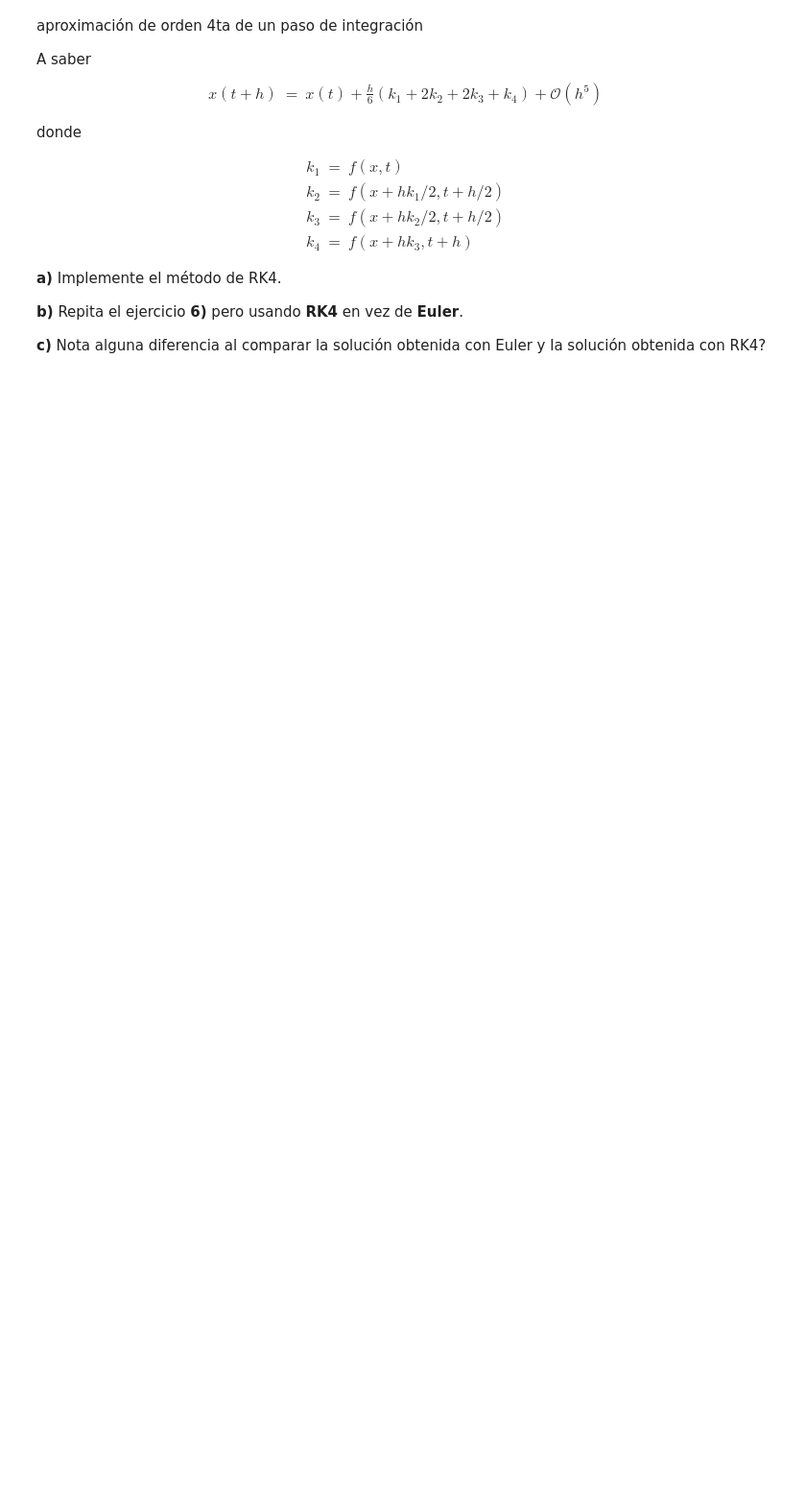
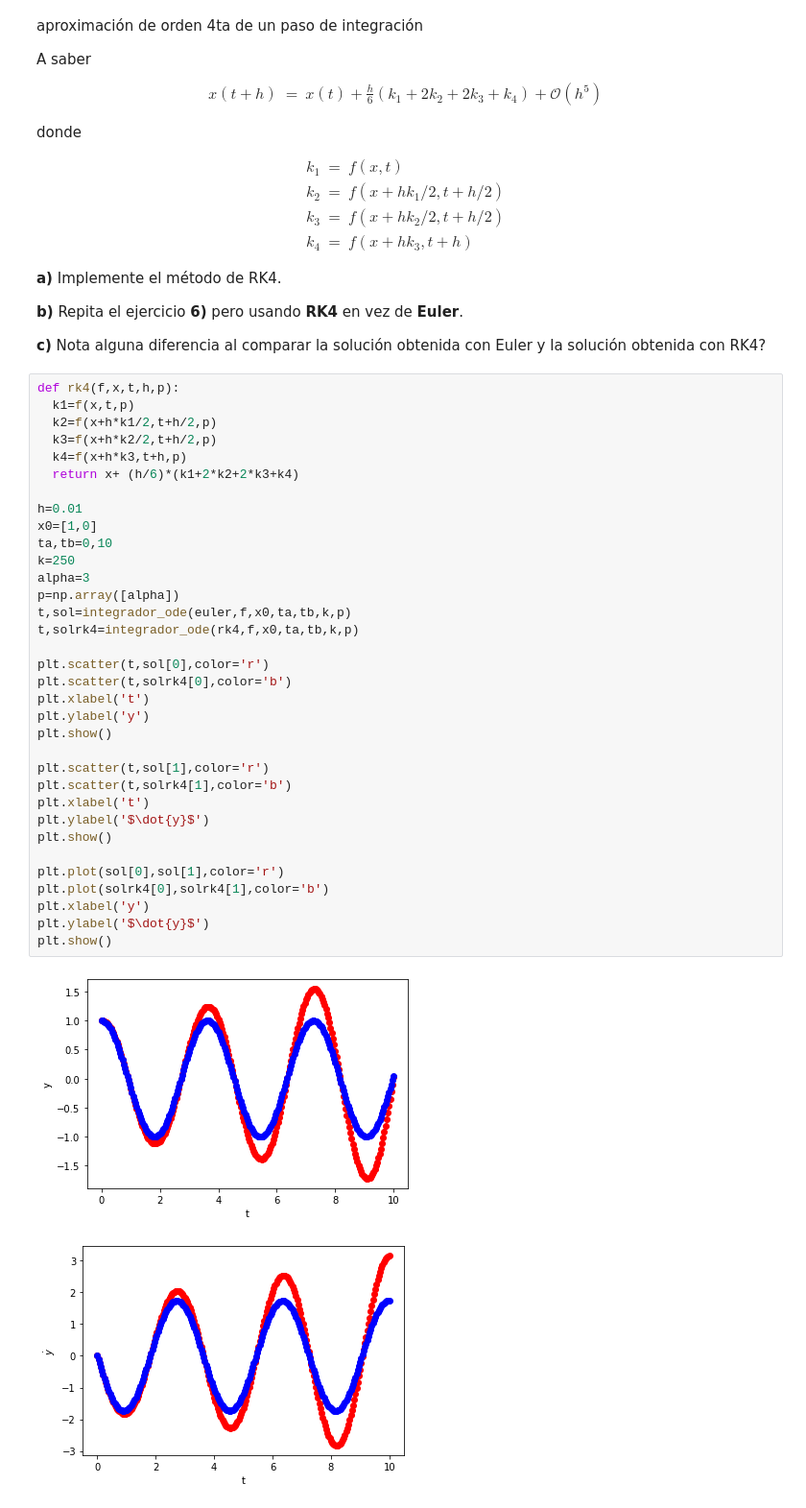
Before and after one commit to FranciscoMichati/Redes-neuronales, a Jupyter notebook: Redes_neuronales_2022_practico_4.ipynb, the cells around one changed output. Shown: that part at 96% size. Cells and saved outputs as stored; diff of their text form; blank space fills up the shorter version.

```diff
--- a/Redes_neuronales_2022_practico_4.ipynb
+++ b/Redes_neuronales_2022_practico_4.ipynb
@@ -420,3 +533,40 @@ k_4 &=& f(x+hk_3,t+h)
 **b)** Repita el ejercicio **6)** pero usando **RK4** en vez de **Euler**.
 
 **c)** Nota alguna diferencia al comparar la solución obtenida con Euler y la solución obtenida con RK4?
+# %%
+def rk4(f,x,t,h,p):
+  k1=f(x,t,p)
+  k2=f(x+h*k1/2,t+h/2,p)
+  k3=f(x+h*k2/2,t+h/2,p)
+  k4=f(x+h*k3,t+h,p)
+  return x+ (h/6)*(k1+2*k2+2*k3+k4)
+
+h=0.01
+x0=[1,0]
+ta,tb=0,10
+k=250
+alpha=3
+p=np.array([alpha])
+t,sol=integrador_ode(euler,f,x0,ta,tb,k,p)
+t,solrk4=integrador_ode(rk4,f,x0,ta,tb,k,p)
+
+plt.scatter(t,sol[0],color='r')
+plt.scatter(t,solrk4[0],color='b')
+plt.xlabel('t')
+plt.ylabel('y')
+plt.show()
+
+plt.scatter(t,sol[1],color='r')
+plt.scatter(t,solrk4[1],color='b')
+plt.xlabel('t')
+plt.ylabel('$\dot{y}$')
+plt.show()
+
+plt.plot(sol[0],sol[1],color='r')
+plt.plot(solrk4[0],solrk4[1],color='b')
+plt.xlabel('y')
+plt.ylabel('$\dot{y}$')
+plt.show()
+# %% [output]
+[figure, added]
+[figure, added]
```
Also changed, not shown: parts of 9 cells of this notebook.
